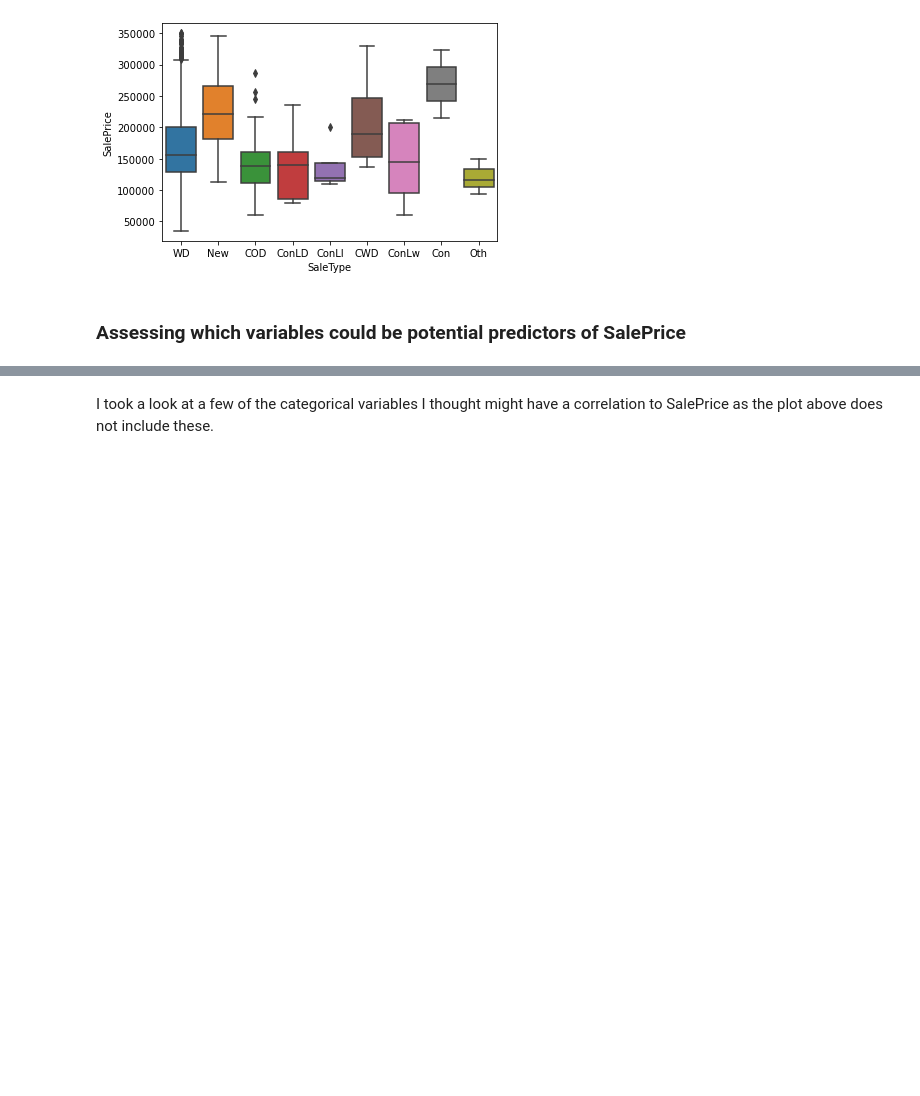
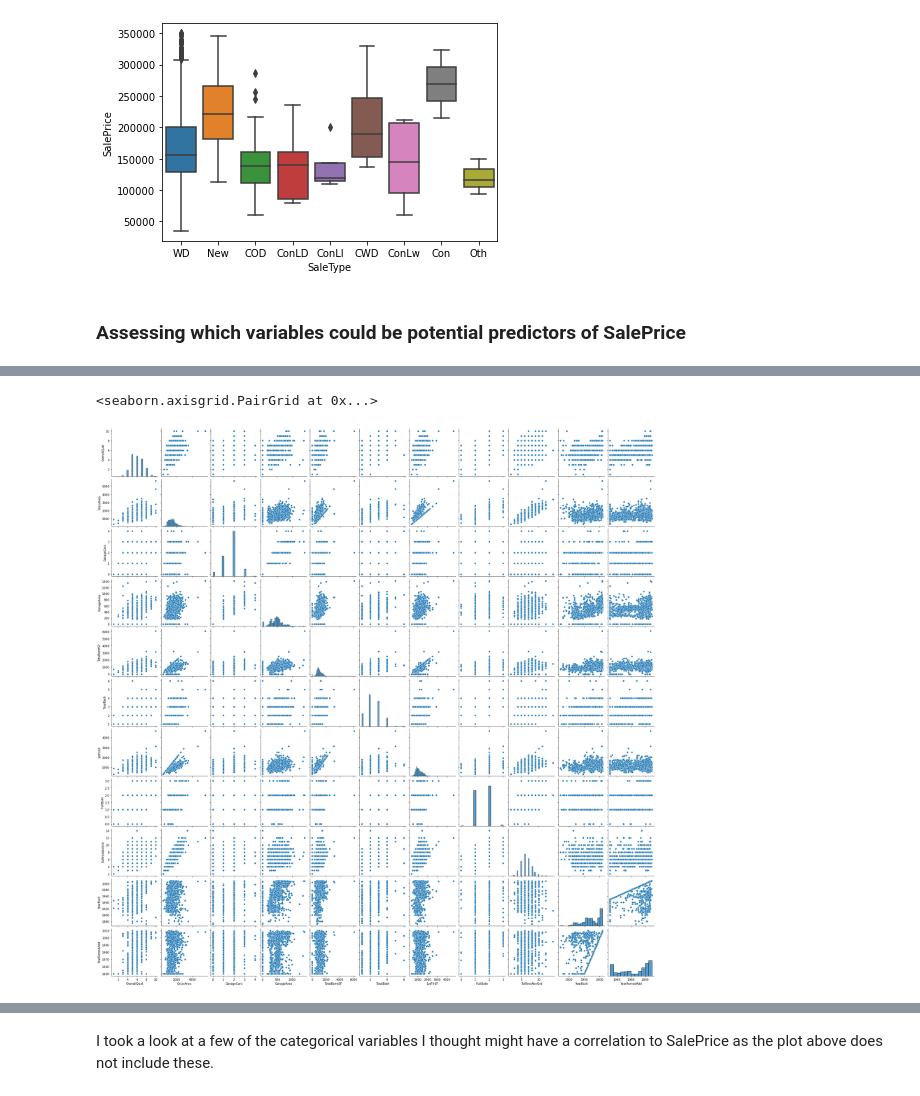
Before and after one commit to erinmcmahon26/Housing-Prices-Regression, a Jupyter notebook: Housing_Prices_EDA_TrainingData.ipynb, the cells around one changed output, grey strips where cells are left out. Drawn from its saved outputs; the diff is of its cells as text; code cells hidden in the pictures; blank space fills up the shorter version.

```diff
--- a/Housing_Prices_EDA_TrainingData.ipynb
+++ b/Housing_Prices_EDA_TrainingData.ipynb
@@ -203,0 +204,5 @@ Text(0.5, 1.0, 'Correlation Housing Prices Features')
+# %%
+sns.pairplot(df_lessthen350k_corr)
+# %% [output]
+<seaborn.axisgrid.PairGrid at 0x...>
+[figure, added]
```
Also changed, not shown: parts of 10 cells of this notebook.
